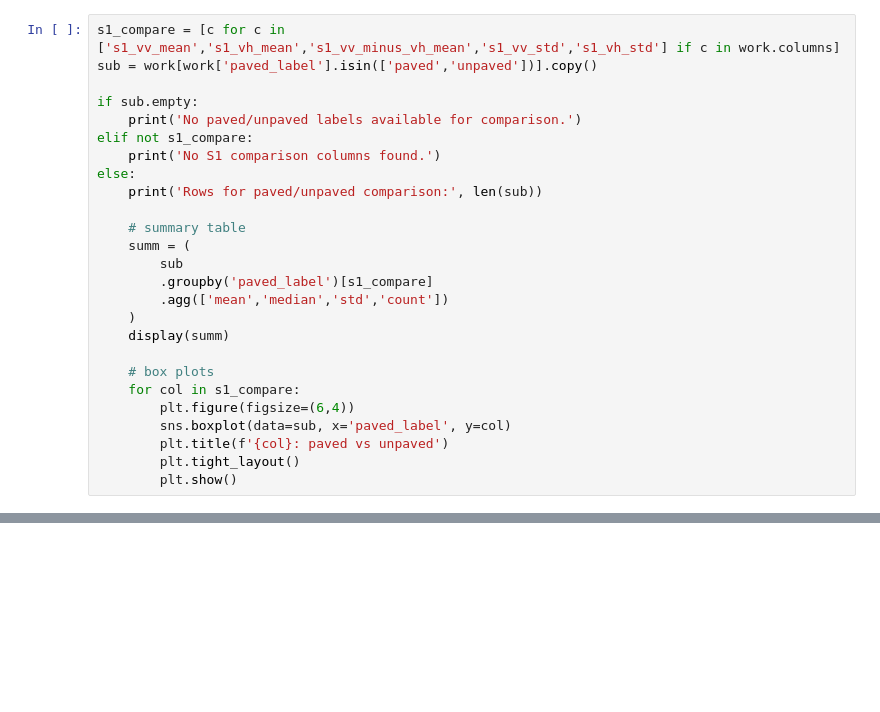
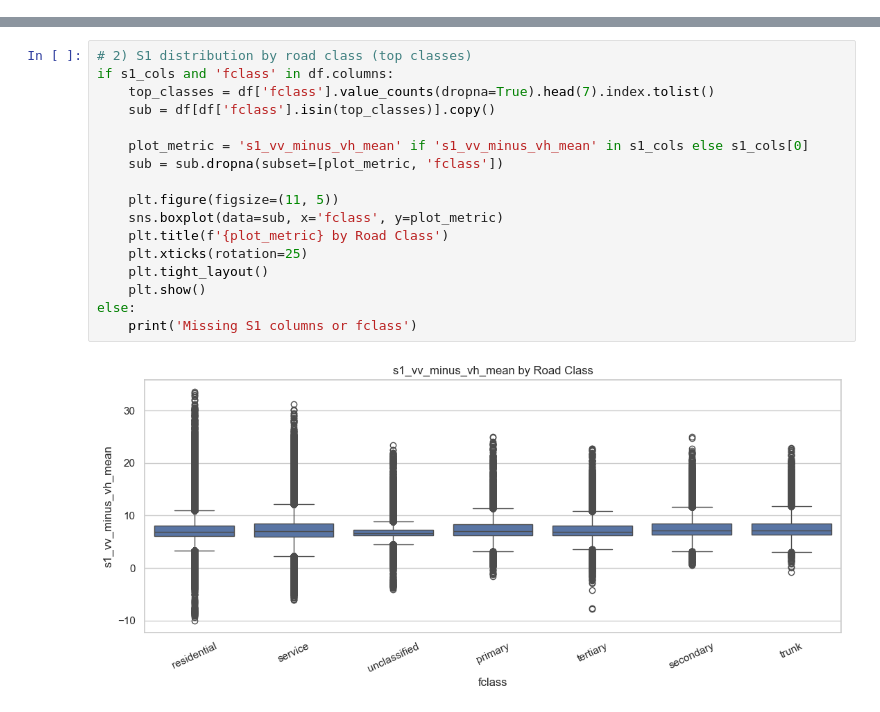
Before and after one commit to tsl-imperial/Sentinel-FYP, a Jupyter notebook: notebooks/sentinel1.ipynb, the cells around one changed output, grey strips where cells are left out. Cells and saved outputs as stored; diff of their text form; blank space fills up the shorter version.

```diff
--- a/notebooks/sentinel1.ipynb
+++ b/notebooks/sentinel1.ipynb
@@ -243,26 +34,0 @@ else:
-# %%
-s1_compare = [c for c in ['s1_vv_mean','s1_vh_mean','s1_vv_minus_vh_mean','s1_vv_std','s1_vh_std'] if c in work.columns]
-sub = work[work['paved_label'].isin(['paved','unpaved'])].copy()
-
-if sub.empty:
-    print('No paved/unpaved labels available for comparison.')
-elif not s1_compare:
-    print('No S1 comparison columns found.')
-else:
-    print('Rows for paved/unpaved comparison:', len(sub))
-
-    # summary table
-    summ = (
-        sub
-        .groupby('paved_label')[s1_compare]
-        .agg(['mean','median','std','count'])
-    )
-    display(summ)
-
-    # box plots
-    for col in s1_compare:
-        plt.figure(figsize=(6,4))
-        sns.boxplot(data=sub, x='paved_label', y=col)
-        plt.title(f'{col}: paved vs unpaved')
-        plt.tight_layout()
-        plt.show()
@@ -275,0 +175,19 @@ print('Saved:', OUT)
+# %%
+# 2) S1 distribution by road class (top classes)
+if s1_cols and 'fclass' in df.columns:
+    top_classes = df['fclass'].value_counts(dropna=True).head(7).index.tolist()
+    sub = df[df['fclass'].isin(top_classes)].copy()
+
+    plot_metric = 's1_vv_minus_vh_mean' if 's1_vv_minus_vh_mean' in s1_cols else s1_cols[0]
+    sub = sub.dropna(subset=[plot_metric, 'fclass'])
+
+    plt.figure(figsize=(11, 5))
+    sns.boxplot(data=sub, x='fclass', y=plot_metric)
+    plt.title(f'{plot_metric} by Road Class')
+    plt.xticks(rotation=25)
+    plt.tight_layout()
+    plt.show()
+else:
+    print('Missing S1 columns or fclass')
+# %% [output]
+[figure, added]
```
Also changed, not shown: parts of 25 cells of this notebook, 24 other files.
